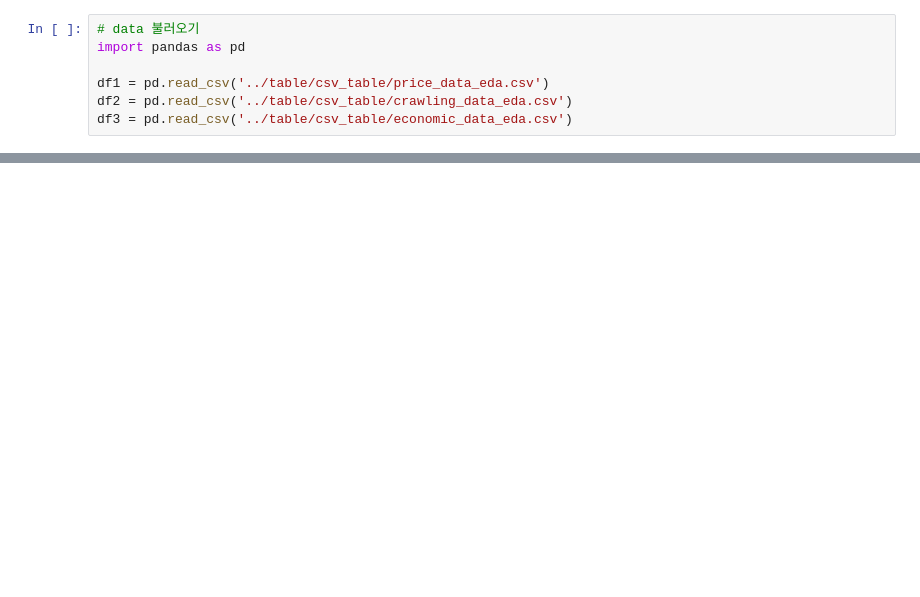
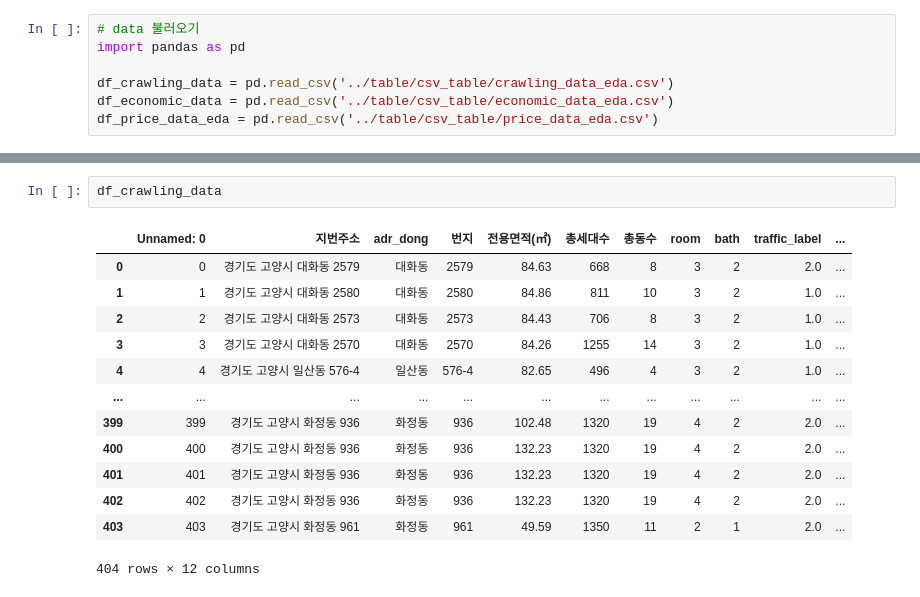
Before and after one commit to ZDRSJ/DA, a Jupyter notebook: EDA_code_file/total_merge_data_eda.ipynb, the cells around one changed output, grey strips where cells are left out. Saved outputs shown, nothing was run; the diff lists cells and outputs as text; blank space fills up the shorter version.

```diff
--- a/EDA_code_file/total_merge_data_eda.ipynb
+++ b/EDA_code_file/total_merge_data_eda.ipynb
@@ -2,6 +2,6 @@
 # data 불러오기
 import pandas as pd
 
-df1 = pd.read_csv('../table/csv_table/price_data_eda.csv')
-df2 = pd.read_csv('../table/csv_table/crawling_data_eda.csv')
-df3 = pd.read_csv('../table/csv_table/economic_data_eda.csv')
+df_crawling_data = pd.read_csv('../table/csv_table/crawling_data_eda.csv')
+df_economic_data = pd.read_csv('../table/csv_table/economic_data_eda.csv')
+df_price_data_eda = pd.read_csv('../table/csv_table/price_data_eda.csv')
@@ -88 +8,17 @@ merge2
+# %%
+df_crawling_data
+# %% [output]
+|  | Unnamed: 0 | 지번주소 | adr_dong | 번지 | 전용면적(㎡) | 총세대수 | 총동수 | room | bath | traffic_label | ... |
+| 0 | 0 | 경기도 고양시 대화동 2579 | 대화동 | 2579 | 84.63 | 668 | 8 | 3 | 2 | 2.0 | ... |
+| 1 | 1 | 경기도 고양시 대화동 2580 | 대화동 | 2580 | 84.86 | 811 | 10 | 3 | 2 | 1.0 | ... |
+| 2 | 2 | 경기도 고양시 대화동 2573 | 대화동 | 2573 | 84.43 | 706 | 8 | 3 | 2 | 1.0 | ... |
+| 3 | 3 | 경기도 고양시 대화동 2570 | 대화동 | 2570 | 84.26 | 1255 | 14 | 3 | 2 | 1.0 | ... |
+| 4 | 4 | 경기도 고양시 일산동 576-4 | 일산동 | 576-4 | 82.65 | 496 | 4 | 3 | 2 | 1.0 | ... |
+| ... | ... | ... | ... | ... | ... | ... | ... | ... | ... | ... | ... |
+| 399 | 399 | 경기도 고양시 화정동 936 | 화정동 | 936 | 102.48 | 1320 | 19 | 4 | 2 | 2.0 | ... |
+| 400 | 400 | 경기도 고양시 화정동 936 | 화정동 | 936 | 132.23 | 1320 | 19 | 4 | 2 | 2.0 | ... |
+| 401 | 401 | 경기도 고양시 화정동 936 | 화정동 | 936 | 132.23 | 1320 | 19 | 4 | 2 | 2.0 | ... |
+| 402 | 402 | 경기도 고양시 화정동 936 | 화정동 | 936 | 132.23 | 1320 | 19 | 4 | 2 | 2.0 | ... |
+| 403 | 403 | 경기도 고양시 화정동 961 | 화정동 | 961 | 49.59 | 1350 | 11 | 2 | 1 | 2.0 | ... |
+404 rows × 12 columns
 # %%
```
Also changed, not shown: parts of 22 cells of this notebook, 2 other files.
